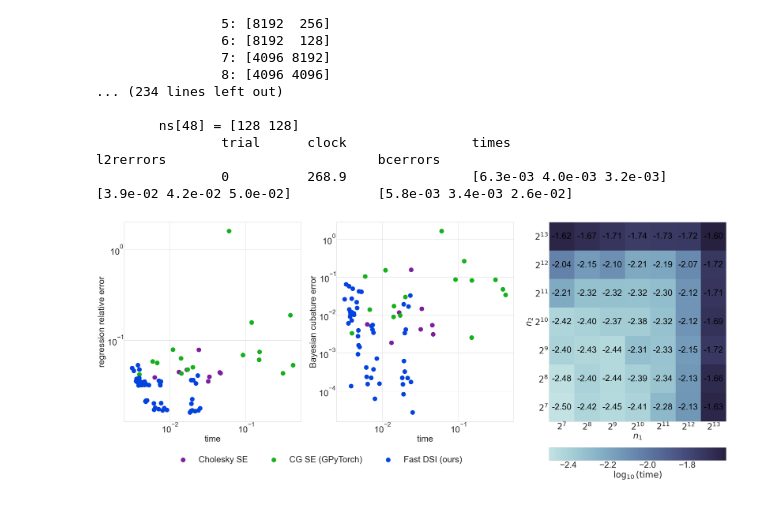
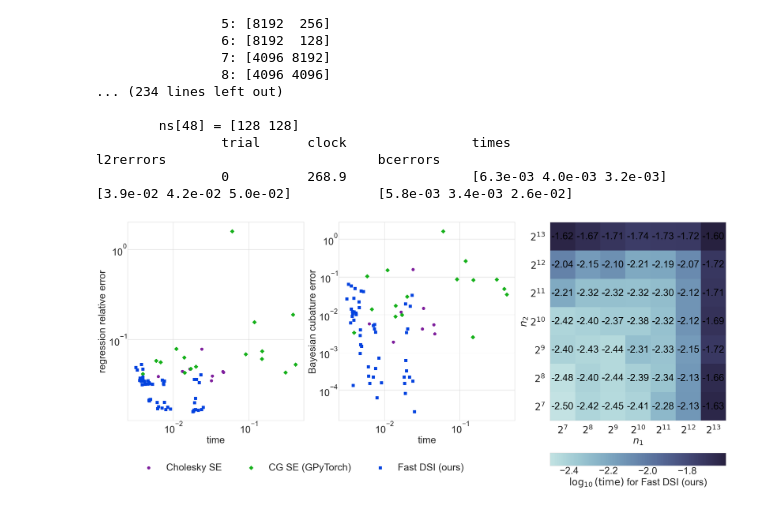
Before and after one commit to alegresor/fastgps, a Jupyter notebook: docs/examples/papers/fmtgps/fmtgps.ipynb, the cells around one changed output. Drawn from its saved outputs; the diff is of its cells as text; code cells hidden in the pictures.

```diff
--- a/docs/examples/papers/fmtgps/fmtgps.ipynb
+++ b/docs/examples/papers/fmtgps/fmtgps.ipynb
@@ -368,39 +368,40 @@ gptypes,times,l2rerrors,bcerrors = run(ackley,2,[0,1],2**ms,trials=1)
                 trial      clock                times                               l2rerrors                           bcerrors
                 0          268.9                [6.3e-03 4.0e-03 3.2e-03]           [3.9e-02 4.2e-02 5.0e-02]           [5.8e-03 3.4e-03 2.6e-02]
 # %%
-fig,ax = pyplot.subplots(nrows=1,ncols=3,figsize=(1.25*PW,1.25*PW/3),sharex=False,sharey=False)
+fig,ax = pyplot.subplots(nrows=1,ncols=3,figsize=(1.1*PW,1.1*PW/3),sharex=False,sharey=False)
 for i in range(len(gptypes)):
-    ax[0].scatter(times[i].nanmedian(-1).values,l2rerrors[i].nanmedian(-1).values,label=gptypes[i])
-    ax[1].scatter(times[i].nanmedian(-1).values,bcerrors[i].nanmedian(-1).values)
+    ax[0].scatter(times[i].nanmedian(-1).values,l2rerrors[i].nanmedian(-1).values,label=gptypes[i],marker=MARKERS[i],s=75)
+    ax[1].scatter(times[i].nanmedian(-1).values,bcerrors[i].nanmedian(-1).values,marker=MARKERS[i],s=75)
 for i in range(2):
     ax[i].set_xscale("log",base=10)
     ax[i].set_yscale("log",base=10)
     ax[i].set_xlabel("time")
 ax[0].set_ylabel(r"regression relative error")
 ax[1].set_ylabel(r"Bayesian cubature error")
 # cmap = sns.color_palette("cubehelix", as_cmap=True) # https://seaborn.pydata.org/tutorial/color_palettes.html
 # cmap = sns.cubehelix_palette(start=1/2, rot=-1/2, reverse=False, as_cmap=True)
 cmap = sns.color_palette("ch:start=.2,rot=-.3", as_cmap=True)
 fgp_timemesh = times[-1].nanmedian(-1).values.reshape(m1mesh.shape)
 heatmap = ax[2].pcolor(torch.log10(fgp_timemesh).T,cmap=cmap)
 ax[2].set_xticks(np.arange(len(m1ticks))+1/2)
 ax[2].set_xticklabels([r"$2^{%d}$"%m for m in m1ticks])
 ax[2].set_yticks(np.arange(len(m2ticks))+1/2)
 ax[2].set_yticklabels([r"$2^{%d}$"%m for m in m2ticks])
+ax[2].tick_params(axis='both', which='major', pad=15)
 ax[2].invert_xaxis()
 ax[2].invert_yaxis()
 for i in range(len(m1ticks)):
     for j in range(len(m2ticks)):
         # text = ax[2].text(i+1/2,j+1/2,"%.0e"%fgp_timemesh[i,j].item(),ha="center",va="center",color="black")
         text = ax[2].text(i+1/2,j+1/2,"%.2f"%np.log10(fgp_timemesh[i,j].item()),ha="center",va="center",color="black")
-cax = fig.add_axes([ax[2].get_position().x0,ax[2].get_position().y0-.15,ax[2].get_position().x1-ax[2].get_position().x0,0.05])
+cax = fig.add_axes([ax[2].get_position().x0,ax[2].get_position().y0-.175,ax[2].get_position().x1-ax[2].get_position().x0,0.05])
 ax[2].set_xlabel(r"$n_1$")
 ax[2].set_ylabel(r"$n_2$")
-fig.colorbar(heatmap,cax,location="bottom",label=r"$\log_{10}(\mathrm{time})$",extend="neither")
-fig.legend(loc="lower center",ncols=len(gptypes),bbox_to_anchor=(3/8,-1/12));
+fig.colorbar(heatmap,cax,location="bottom",label=r"$\log_{10}(\mathrm{time})$ for %s"%gptypes[-1],extend="neither")
+fig.legend(loc="lower center",ncols=len(gptypes),bbox_to_anchor=(.35,-1/8));
 fig.savefig("./errors_vs_times.pdf",bbox_inches="tight")
 # %% [output]
-[figure, old version]
+[figure, new version]
 # %%
 problems = [
     ("Currin",currin,2,2,),
```
Also changed, not shown: 3 other files.
